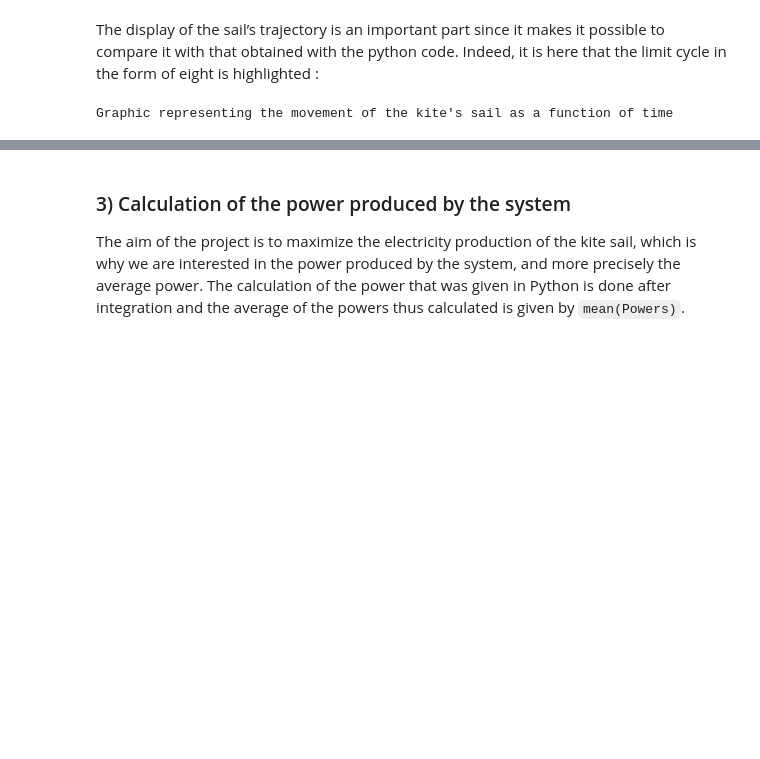
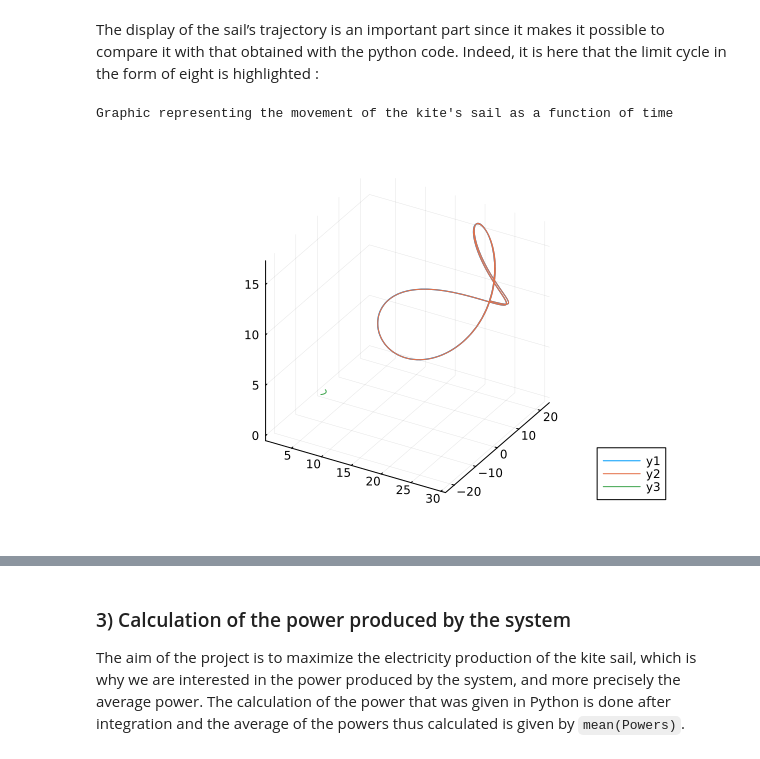
Before and after one commit to jbcaillau/jbcaillau.github.io, a Jupyter notebook: report-lheureux-mari.ipynb, the cells around one changed output, grey strips where cells are left out. Saved outputs shown, nothing was run; the diff lists cells and outputs as text; code cells hidden in the pictures; blank space fills up the shorter version.

```diff
--- a/report-lheureux-mari.ipynb
+++ b/report-lheureux-mari.ipynb
@@ -538,11 +538,12 @@ temps=sol.t
 The display of the sail’s trajectory is an important part since it makes it possible to compare it with that obtained with the python code. Indeed, it is here that the limit cycle in the form of eight is highlighted :
 # %%
 println("Graphic representing the movement of the kite's sail as a function of time")
-plot(p_kite2[:,1],p_kite2[:,2],p_kite2[:,3])
+plot(p_kite2[:,1],p_kite2[:,2],p_kite2[:,3], fmt=:png)
 plot!(p_kite[:,1],p_kite[:,2],p_kite[:,3])
 plot!(P_A[:,1],P_A[:,2],P_A[:,3])
 # %% [output]
 Graphic representing the movement of the kite's sail as a function of time
+[figure, added]
 # %% [markdown]
 <a id='ID8'>
 # %% [markdown]
```
Also changed, not shown: parts of 9 cells of this notebook.
